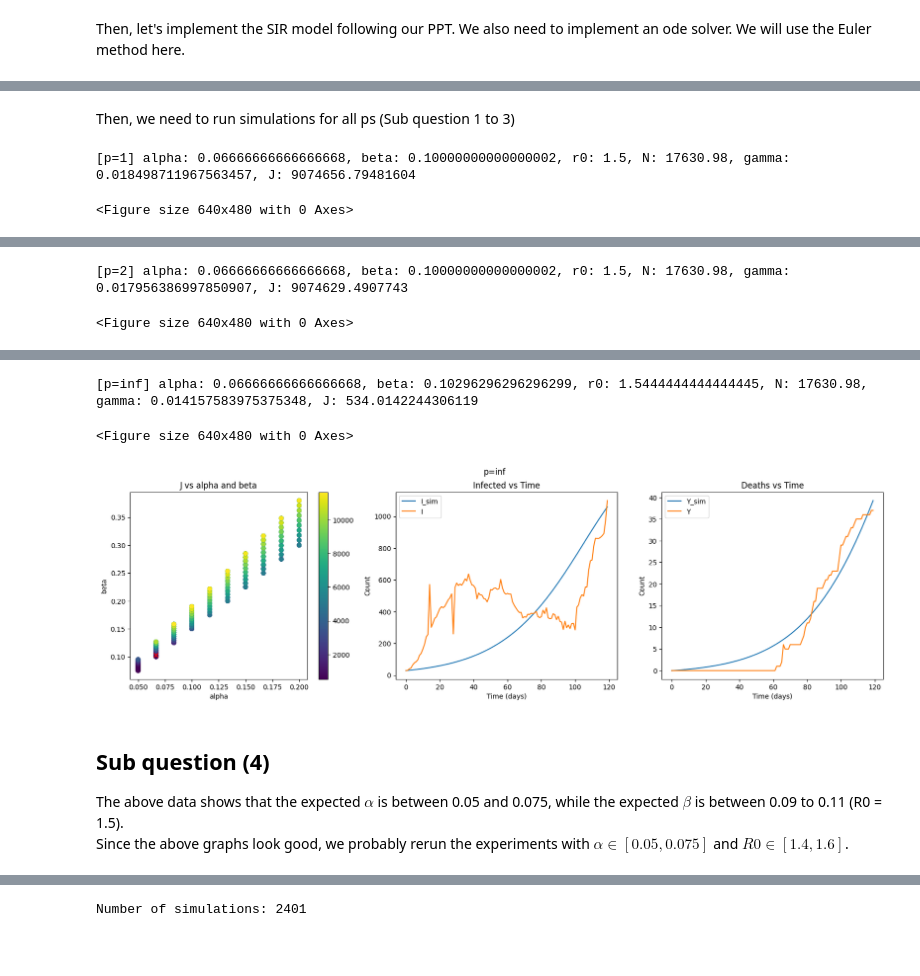
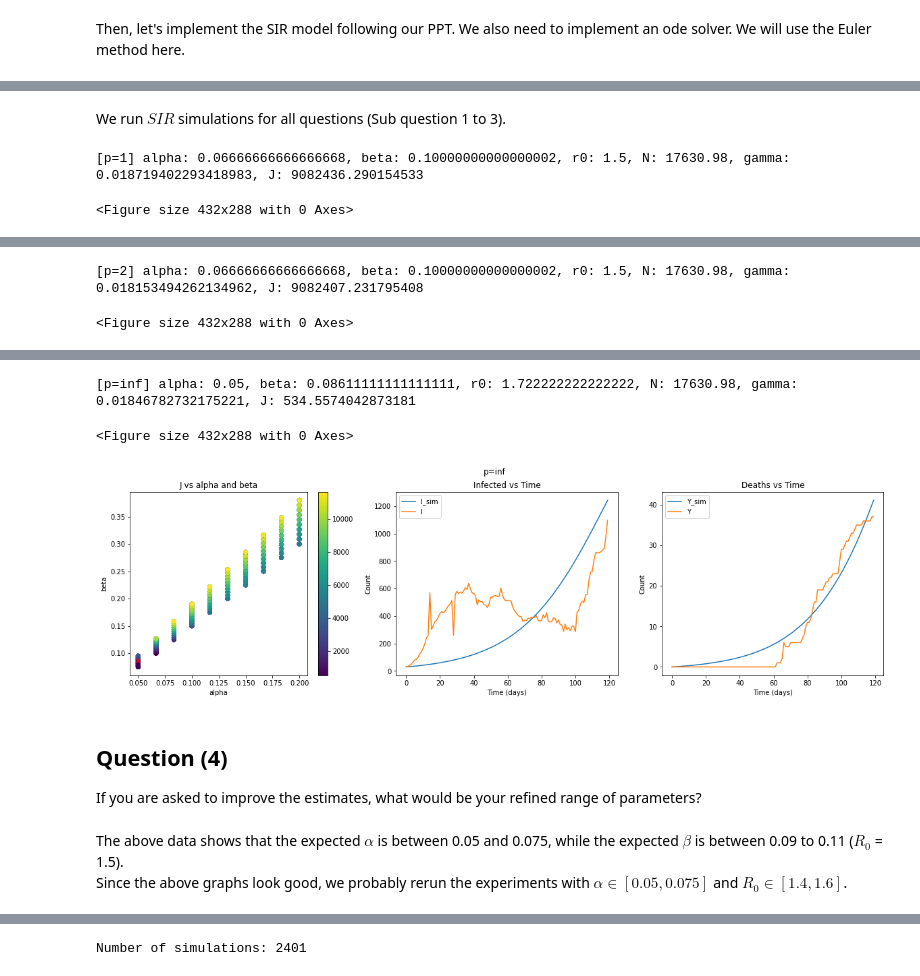
Before and after one commit to Ghostbrush/Epidemiology-Project-Analysis-of-S.F.-D.C.-COVID-Data, a Jupyter notebook: HW2.ipynb, the cells around one changed output, grey strips where cells are left out. Saved outputs shown, nothing was run; the diff lists cells and outputs as text; code cells hidden in the pictures; blank space fills up the shorter version.

```diff
--- a/HW2.ipynb
+++ b/HW2.ipynb
@@ -87,0 +74,27 @@ def SIR_simulation(alpha, beta, N):
+# %%
+def SIR_simulation(x, return_all=False):
+    # S, I, R
+    alpha, beta, N = x
+    y_0 = [N-I[0], I[0], 0]  # Susceptible, Infected, Recovered
+    T = 0.01
+
+    results = [
+        y_0,
+    ]
+
+    # Euler method
+    for t in np.arange(start=1, stop=T_max+1, step=0.01):
+        y_0 = [
+            y_0[0] - beta * y_0[0] * y_0[1]/N * T,
+            y_0[1] + beta * y_0[0] * y_0[1]/N * T- alpha * y_0[1] * T,
+            y_0[2] + alpha * y_0[1] * T
+        ]
+        results.append(y_0)
+
+    results = np.array(results)
+    results = results[::100]
+
+    if return_all:
+        return results[:, 0], results[:, 1], results[:, 2]
+
+    return I - results[:, 1]
@@ -88,5 +111,5 @@ def SIR_simulation(alpha, beta, N):
 # %% [markdown]
-Then, we need to run simulations for all ps (Sub question 1 to 3)
+We run $SIR$ simulations for all questions (Sub question 1 to 3).
 # %%
 ps = [1, 2, np.inf]
 
@@ -96,7 +119,7 @@ for p in ps:
     all_results = []
 
     for alpha, beta, r0, N in omegas:
-        S_sim, I_sim, R_sim = SIR_simulation(alpha, beta, N)
+        S_sim, I_sim, R_sim = SIR_simulation((alpha, beta, N), return_all=True)
         gamma = least_squares(lambda x: np.linalg.norm(accumulated_deaths[:T_max+1] - x * R_sim, ord=p), 1, bounds=(0, 1))
         gamma = gamma.x[0]
 
@@ -120,44 +143,44 @@ for p in ps:
     fig, (ax1, ax2, ax3) = plt.subplots(1, 3, figsize=(20, 5))
     plt.suptitle(f"p={p}")
 
     temp = ax1.scatter(all_results[:, 1], all_results[:, 2], c=all_results[:, 0])
     ax1.scatter(alpha, beta, c="red", marker="x")
     ax1.set_xlabel("alpha")
     ax1.set_ylabel("beta")
     ax1.set_title("J vs alpha and beta")
     fig.colorbar(temp, ax=ax1)
-    # ax1.clim(np.min(all_results[:, 0]), np.max(all_results[:, 0]))
 
     # Sub Question (3)
-    S_sim, I_sim, R_sim = SIR_simulation(alpha, beta, N)
+    S_sim, I_sim, R_sim = SIR_simulation((alpha, beta, N), return_all=True)
 
     ax2.plot(I_sim, label="I_sim")
     ax2.plot(I, label="I")
     ax2.legend()
     ax2.set_xlabel("Time (days)")
     ax2.set_ylabel("Count")
     ax2.set_title("Infected vs Time")
 
     ax3.plot(gamma * R_sim, label="Y_sim")
     ax3.plot(accumulated_deaths[:T_max+1], label="Y")
     ax3.legend()
     ax3.set_xlabel("Time (days)")
     ax3.set_ylabel("Count")
     ax3.set_title("Deaths vs Time")
 
     plt.show()
 # %% [output]
-[p=1] alpha: 0.06666666666666668, beta: 0.10000000000000002, r0: 1.5, N: 17630.98, gamma: 0.018498711967563457, J: 9074656.79481604
+[p=1] alpha: 0.06666666666666668, beta: 0.10000000000000002, r0: 1.5, N: 17630.98, gamma: 0.018719402293418983, J: 9082436.290154533
-<Figure size 640x480 with 0 Axes>
+<Figure size 432x288 with 0 Axes>
 [figure]
-[p=2] alpha: 0.06666666666666668, beta: 0.10000000000000002, r0: 1.5, N: 17630.98, gamma: 0.017956386997850907, J: 9074629.4907743
+[p=2] alpha: 0.06666666666666668, beta: 0.10000000000000002, r0: 1.5, N: 17630.98, gamma: 0.018153494262134962, J: 9082407.231795408
-<Figure size 640x480 with 0 Axes>
+<Figure size 432x288 with 0 Axes>
 [figure]
-[p=inf] alpha: 0.06666666666666668, beta: 0.10296296296296299, r0: 1.5444444444444445, N: 17630.98, gamma: 0.014157583975375348, J: 534.0142244306119
+[p=inf] alpha: 0.05, beta: 0.08611111111111111, r0: 1.722222222222222, N: 17630.98, gamma: 0.01846782732175221, J: 534.5574042873181
-<Figure size 640x480 with 0 Axes>
+<Figure size 432x288 with 0 Axes>
-[figure, old version]
+[figure, new version]
+# %% [markdown]
+## Question (4)
+If you are asked to improve the estimates, what would be your refined range of parameters?
 # %% [markdown]
-## Sub question (4)
-
-The above data shows that the expected $\alpha$ is between 0.05 and 0.075, while the expected $\beta$ is between 0.09 to 0.11 (R0 = 1.5).
-Since the above graphs look good, we probably rerun the experiments with $\alpha \in [0.05, 0.075]$ and $R0 \in [1.4, 1.6]$.
+The above data shows that the expected $\alpha$ is between 0.05 and 0.075, while the expected $\beta$ is between 0.09 to 0.11 ($R_0$ = 1.5).
+Since the above graphs look good, we probably rerun the experiments with $\alpha \in [0.05, 0.075]$ and $R_0 \in [1.4, 1.6]$.
```
Also changed, not shown: parts of 17 cells of this notebook, 4 other files.
